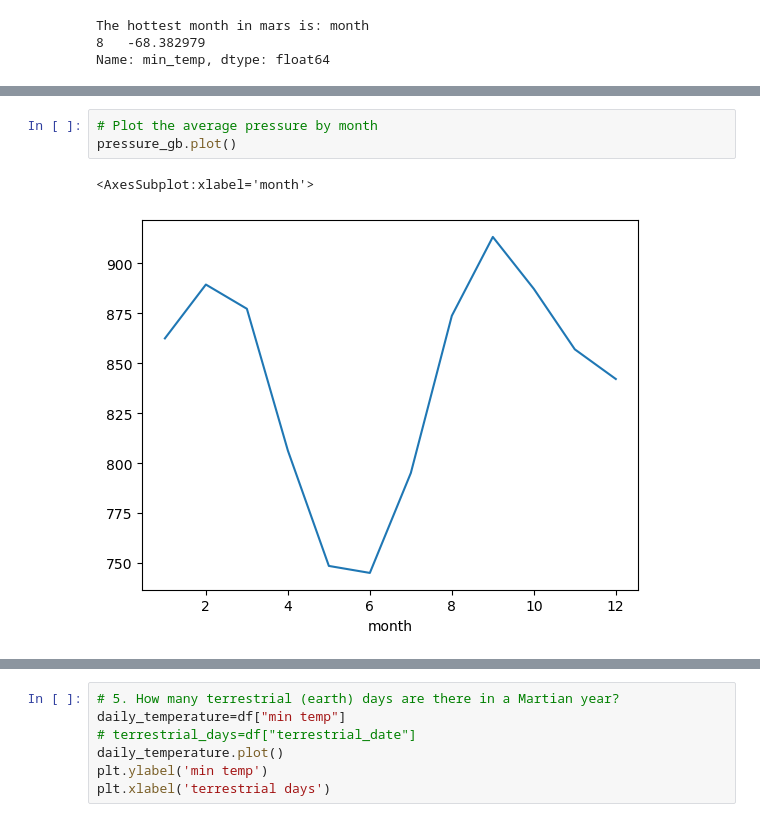
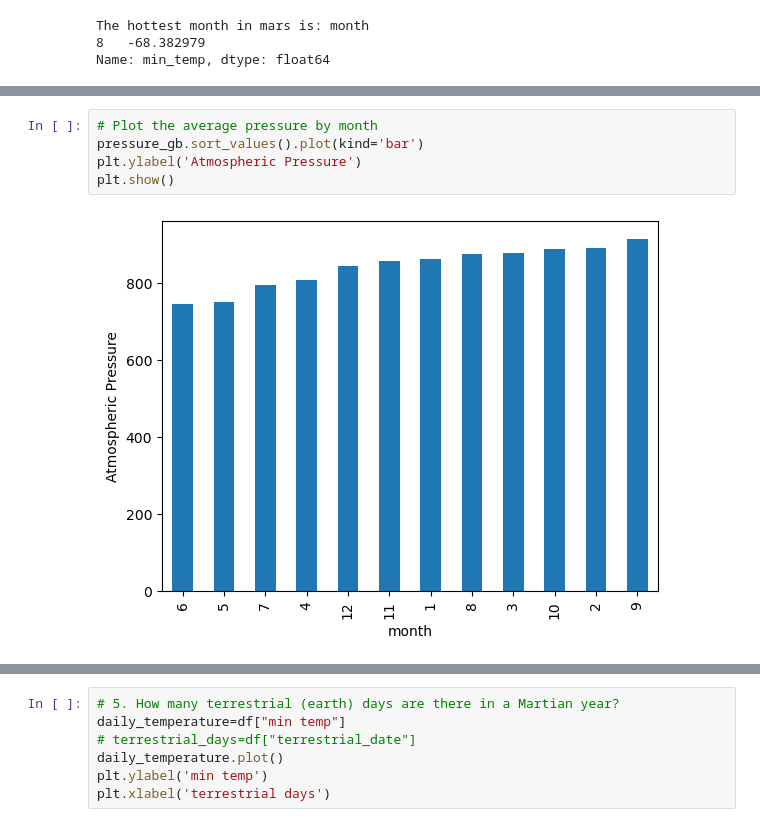
Before and after one commit to minmincg/mars_news_and_weather, a Jupyter notebook: part_2_mars_weather.ipynb, the cells around one changed output, grey strips where cells are left out. Saved outputs shown, nothing was run; the diff lists cells and outputs as text.

```diff
--- a/part_2_mars_weather.ipynb
+++ b/part_2_mars_weather.ipynb
@@ -233,7 +233,8 @@ month
 Name: pressure, dtype: float64
 # %%
 # Plot the average pressure by month
-pressure_gb.plot()
+pressure_gb.sort_values().plot(kind='bar')
+plt.ylabel('Atmospheric Pressure')
+plt.show()
 # %% [output]
-<AxesSubplot:xlabel='month'>
-[figure, old version]
+[figure, new version]
```
Also changed, not shown: parts of 3 cells of this notebook, 1 other file.
